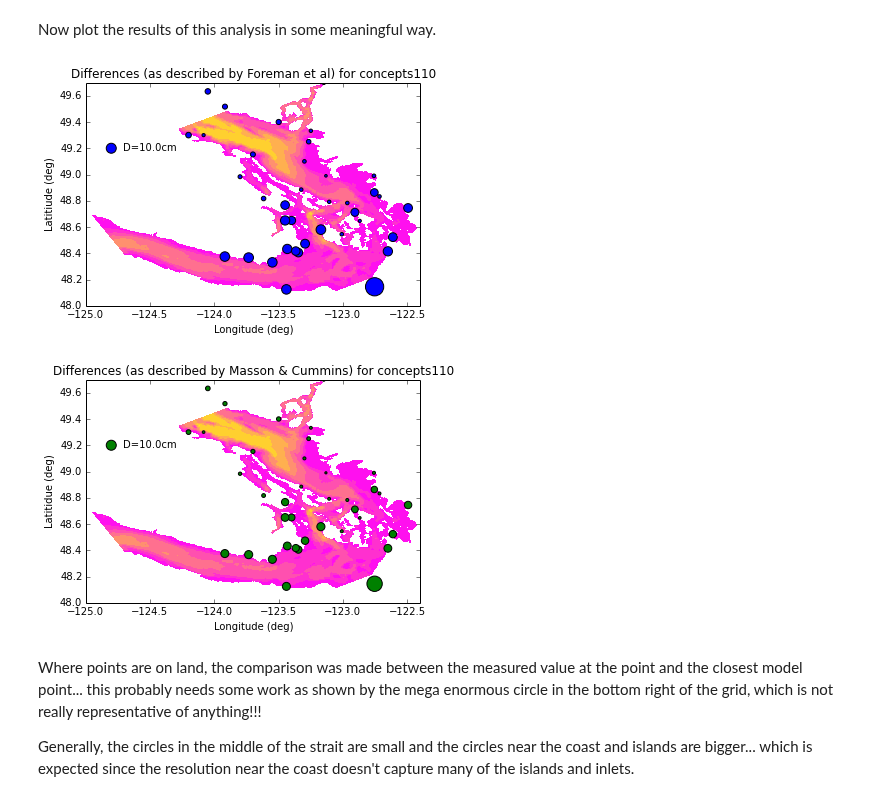
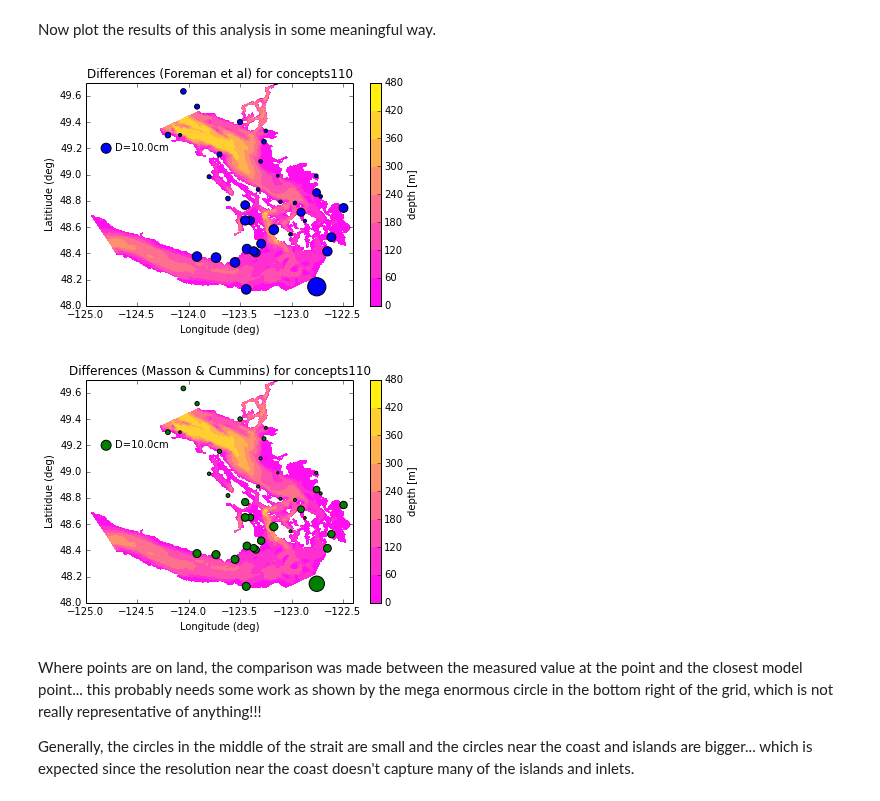
Before and after one commit to SalishSeaCast/tools, a Jupyter notebook: compare_tides/comp_wlev_harm.ipynb, the cells around one changed output. Saved outputs shown, nothing was run; the diff lists cells and outputs as text; code cells hidden in the pictures.

```diff
--- a/compare_tides/comp_wlev_harm.ipynb
+++ b/compare_tides/comp_wlev_harm.ipynb
@@ -14,6 +14,9 @@ import tidetools
 #tell the notebook which run you'd like to compare
 concepts110 = True
 jpp72 = False
+
+#tell the notebook if you'd like save the figures that are created
+savestr = True
 # %%
 #load in text file containing all the harmonics calculated from observations in Table 1 of Foreman et al. (1995)
 loc = "/ocean/klesouef/meopar/tools/compare_tides"
@@ -158,36 +150,41 @@ Now plot the results of this analysis in some meaningful way.
 # %%
 #Plot the differences calculated using the method described by Foreman et al (1995)
 
 #firstly plot the bathy
 # get the bathy to check if this grid point is on land ('masked')
 os.chdir('/ocean/klesouef/meopar/nemo-forcing/grid')
 grid = NC.Dataset('SubDom_bathy_meter_NOBCchancomp.nc','r')
 bathy = grid.variables['Bathymetry'][:,:]
 X = grid.variables['nav_lon'][:,:]
 Y = grid.variables['nav_lat'][:,:]
 
 import matplotlib.pyplot as plt
 plt.contourf(X,Y,bathy,cmap='spring')
+cbar = plt.colorbar()
+cbar.set_label('depth [m]')
 
 legendD = 0.1
 #multiply the differences by something big to see the results on a map
 area = np.array(D_F95_all)*500
 plt.scatter(np.array(lon)*-1, lat, c='b', s=area, marker='o')
 plt.scatter(-124.8,49.2,c='b',s=(legendD*1000), marker='o')
 plt.text(-124.7,49.18,'D='+(str(legendD*100))+'cm')
 plt.xlim(-125,-122.4)
 plt.ylim(48,49.7)
 plt.xlabel('Longitude (deg)')
 plt.ylabel('Latitiude (deg)')
-plt.title('Differences (as described by Foreman et al) for '+titstr)
-plt.savefig('/ocean/klesouef/meopar/tools/compare_tides/M2_diffs_F95_'+titstr+'.pdf')
+plt.title('Differences (Foreman et al) for '+titstr)
+if savestr:
+    plt.savefig('/ocean/klesouef/meopar/tools/compare_tides/M2_diffs_F95_'+titstr+'.pdf')
 # %% [output]
-[figure, old version]
+[figure, new version]
 # %%
 #Plot the differences calculated using the method described by Masson & Cummins (2004)
 
 #first plot the bathy
 plt.contourf(X,Y,bathy,cmap='spring')
+cbar = plt.colorbar()
+cbar.set_label('depth [m]')
 
 #multiply the differences by something big to see the results on a map
 area = np.array(D_M04_all)*500
@@ -198,10 +195,11 @@ plt.xlim(-125,-122.4)
 plt.ylim(48,49.7)
 plt.xlabel('Longitude (deg)')
 plt.ylabel('Latitidue (deg)')
-plt.title('Differences (as described by Masson & Cummins) for '+titstr)
-plt.savefig('/ocean/klesouef/meopar/tools/compare_tides/M2_diffs_M04_'+titstr+'.pdf')
+plt.title('Differences (Masson & Cummins) for '+titstr)
+if savestr:
+    plt.savefig('/ocean/klesouef/meopar/tools/compare_tides/M2_diffs_M04_'+titstr+'.pdf')
 # %% [output]
-[figure, old version]
+[figure, new version]
 # %% [markdown]
 Where points are on land, the comparison was made between the measured value at the point and the closest model point... this probably needs some work as shown by the mega enormous circle in the bottom right of the grid, which is not really representative of anything!!!
 
```
Also changed, not shown: parts of 4 cells of this notebook, 2 other files.
